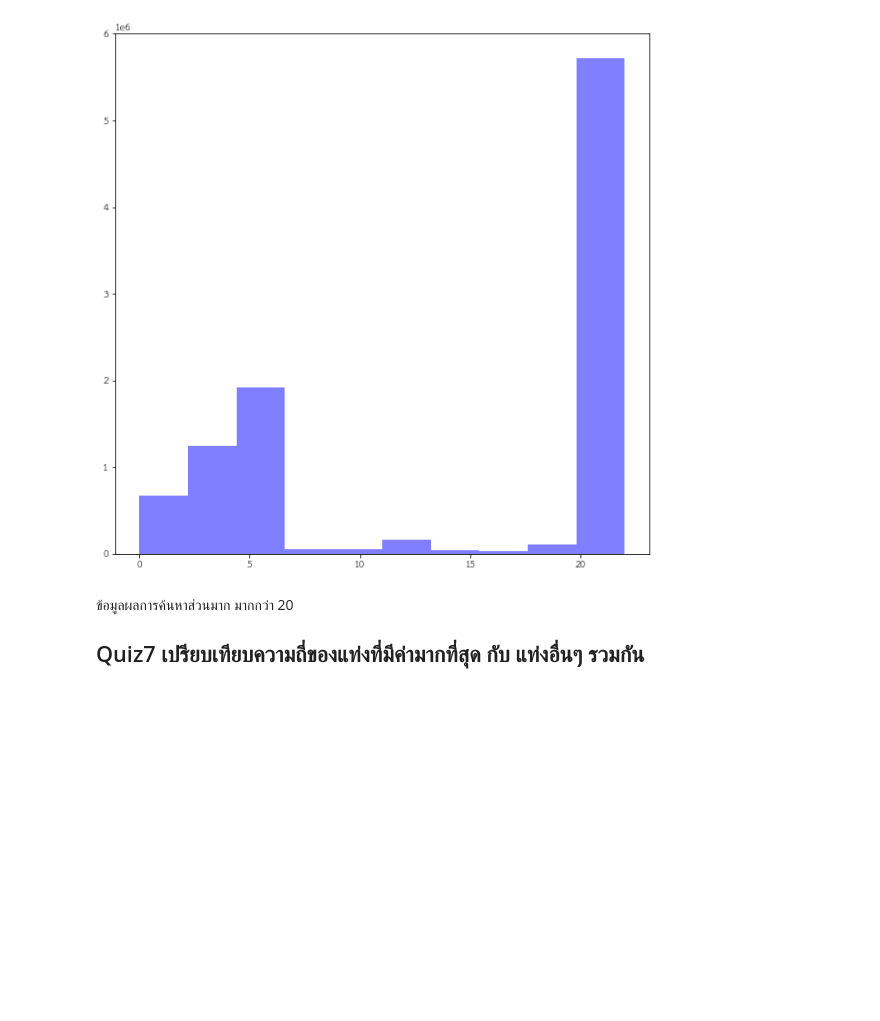
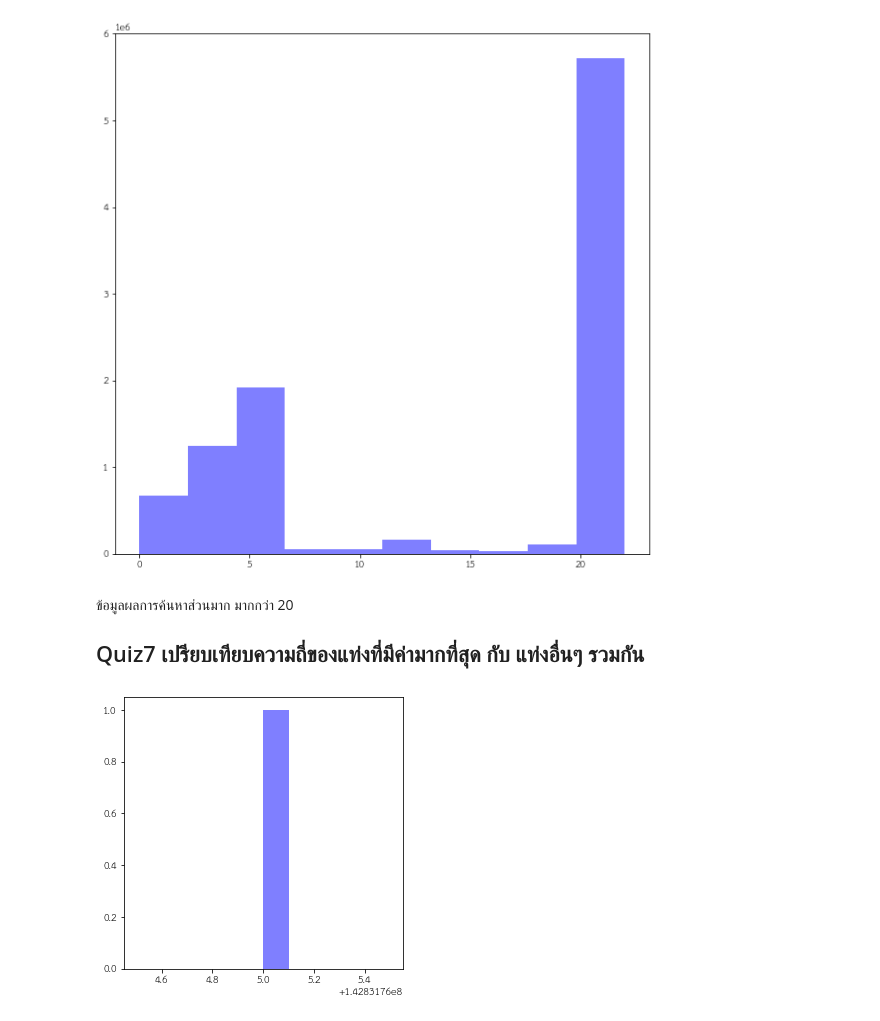
Before and after one commit to Suchirapon/data_viz, a Jupyter notebook: Visualize_Data_Comparison.ipynb, the cells around one changed output. Cells and saved outputs as stored; diff of their text form; code cells hidden in the pictures; blank space fills up the shorter version.

```diff
--- a/Visualize_Data_Comparison.ipynb
+++ b/Visualize_Data_Comparison.ipynb
@@ -336,3 +336,10 @@ output = plt.hist(new_type_nooutlier, 10,  facecolor='blue', alpha=0.5);
 ข้อมูลผลการค้นหาส่วนมาก มากกว่า 20
 
 ## Quiz7 เปรียบเทียบความถี่ของแท่งที่มีค่ามากที่สุด กับ แท่งอื่นๆ รวมกัน
+# %%
+new_type_nooutlier_sum = new_type_nooutlier.sum[new_type_nooutlier<20]
+# %%
+matplotlib.rcParams['figure.figsize']=[5,5]
+output = plt.hist(new_type_nooutlier_sum, 10,  facecolor='blue', alpha=0.5);
+# %% [output]
+[figure, added]
```
